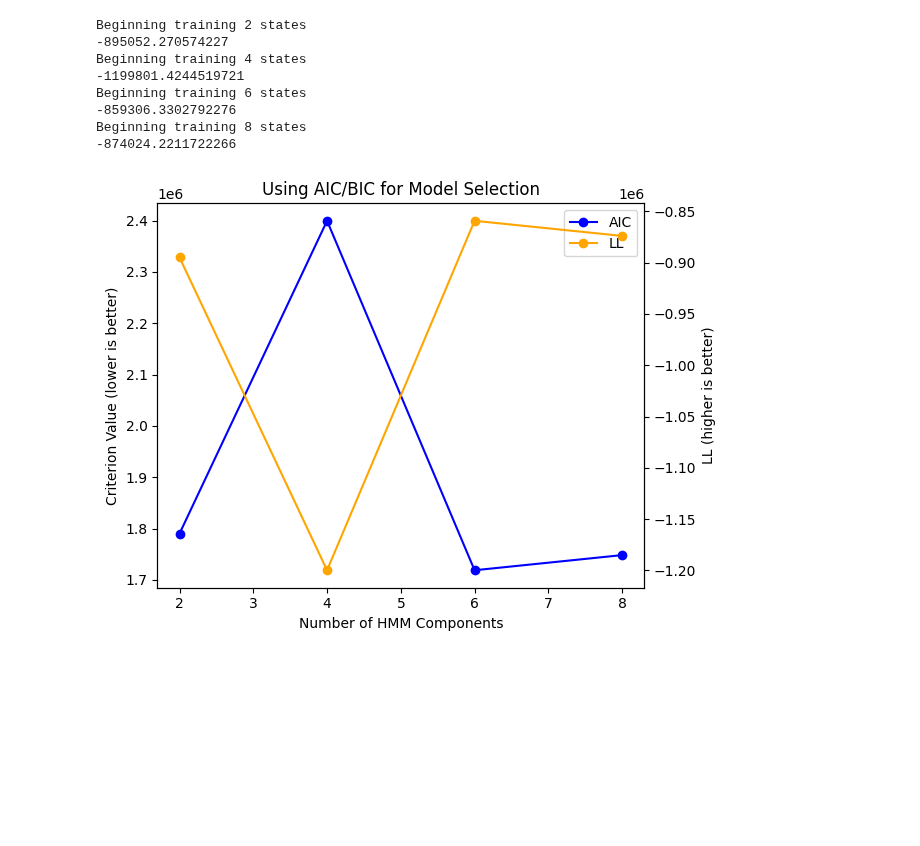
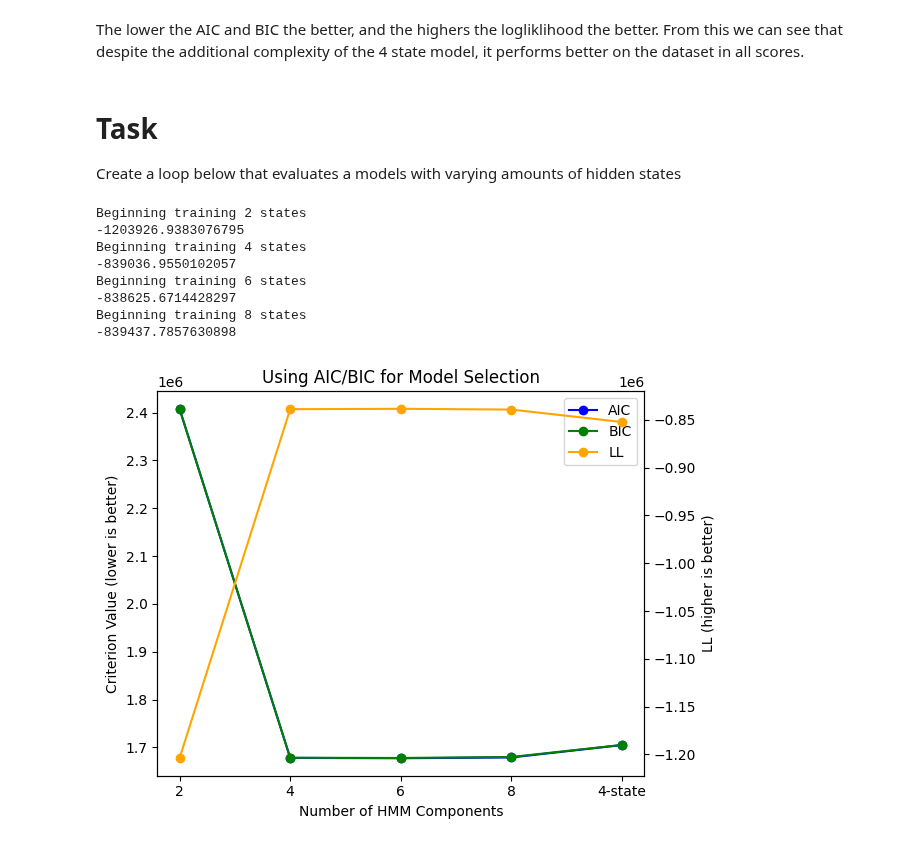
Before and after one commit to ImperialCollegeLondon/ReCoDE-HMMs-for-the-discovery-of-behavioural-states, a Jupyter notebook: notebooks/2c_Validating.ipynb, the cells around one changed output. Drawn from its saved outputs; the diff is of its cells as text; code cells hidden in the pictures; blank space fills up the shorter version.

Commit message:
update to validating

```diff
--- a/notebooks/2c_Validating.ipynb
+++ b/notebooks/2c_Validating.ipynb
@@ -31,0 +83,24 @@ seq_all = seq_all.reshape(-1, 1)
+# %% [markdown]
+The lower the AIC and BIC the better, and the highers the logliklihood the better. From this we can see that despite the additional complexity of the 4 state model, it performs better on the dataset in all scores.
+# %% [markdown]
+Task
+====
+
+Create a loop below that evaluates a models with varying amounts of hidden states
+# %%
+best_ll = -800
+score = -900
+if best_ll is None or best_ll < score:
+    print(True)
+# %%
+# Finsih the loop below using what you created in the previous notebook
+# hint for storing the best model
+
+aic = []
+bic = []
+lls = []
+
+# Create models of size 2, 4, 6, 8
+n_states = [2, 4, 6, 8]
+
+for n in n_states:
@@ -32,7 +109,5 @@ seq_all = seq_all.reshape(-1, 1)
 # %%
-# validating
-
-from hmmlearn.hmm import CategoricalHMM
+# completed
 
 aic = []
 bic = []
@@ -42,42 +117,46 @@ for n in ns:
     print(f'Beginning training {n} states')
     best_ll = None
     best_model = None
+
     for i in range(10):
-        h = CategoricalHMM(n_components = n,  n_iter = 10, tol = 10, n_features = len(observables), params = 'ste', init_params = 'ste')
+
+        h = CategoricalHMM(n_components = n,  n_iter = 20, tol = 5, n_features = len(observables), params = 'ste', init_params = 'ste')
         h.fit(seq_all, len_seq_all)
         score = h.score(seq_all, len_seq_all)
-        if not best_ll or best_ll < best_ll:
+        if not best_ll or score > best_ll:
             best_ll = score
             best_model = h
-    print(best_ll)
+
     aic.append(best_model.aic(seq_all, len_seq_all))
     bic.append(best_model.bic(seq_all, len_seq_all))
     lls.append(best_model.score(seq_all, len_seq_all))
 # %% [output]
 Beginning training 2 states
--895052.270574227
+-1203926.9383076795
 Beginning training 4 states
--1199801.4244519721
+-839036.9550102057
 Beginning training 6 states
--859306.3302792276
+-838625.6714428297
 Beginning training 8 states
--874024.2211722266
+-839437.7857630898
 # %%
+# completed example
+
 import matplotlib.pyplot as plt
 
 fig, ax = plt.subplots()
 ln1 = ax.plot(ns, aic, label="AIC", color="blue", marker="o")
-# ln2 = ax.plot(ns, bic, label="BIC", color="green", marker="o")
+ln2 = ax.plot(ns, bic, label="BIC", color="green", marker="o")
 ax2 = ax.twinx()
 ln3 = ax2.plot(ns, lls, label="LL", color="orange", marker="o")
 
 ax.legend(handles=ax.lines + ax2.lines)
 ax.set_title("Using AIC/BIC for Model Selection")
 ax.set_ylabel("Criterion Value (lower is better)")
 ax2.set_ylabel("LL (higher is better)")
 ax.set_xlabel("Number of HMM Components")
 fig.tight_layout()
 
 plt.show()
 # %% [output]
-[figure, old version]
+[figure, new version]
```
Also changed, not shown: parts of 17 cells of this notebook, 1 other file.
